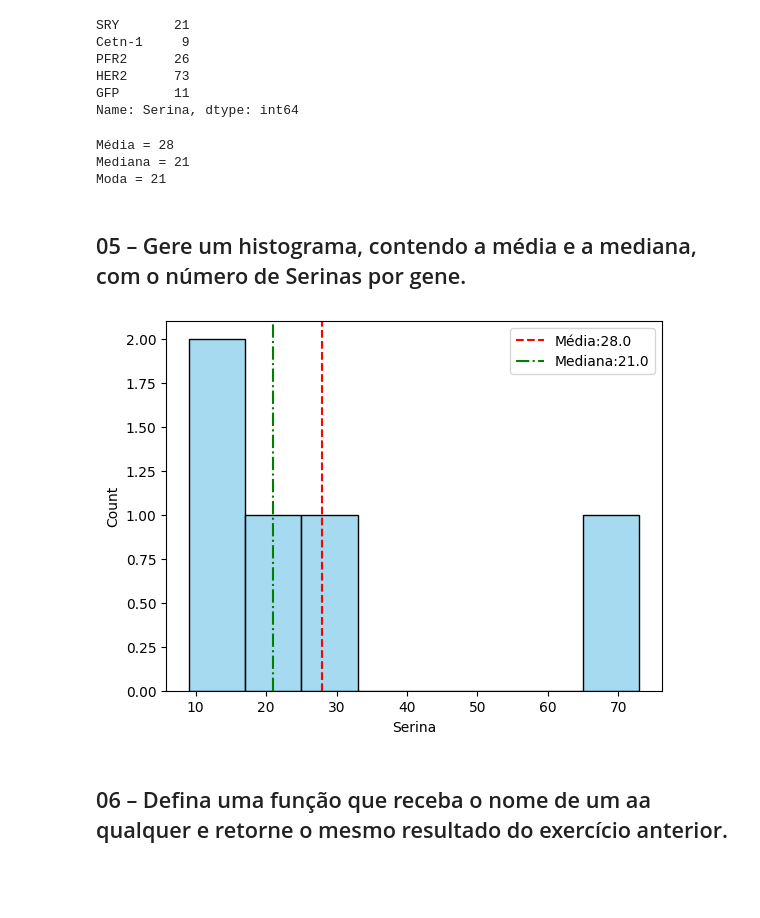
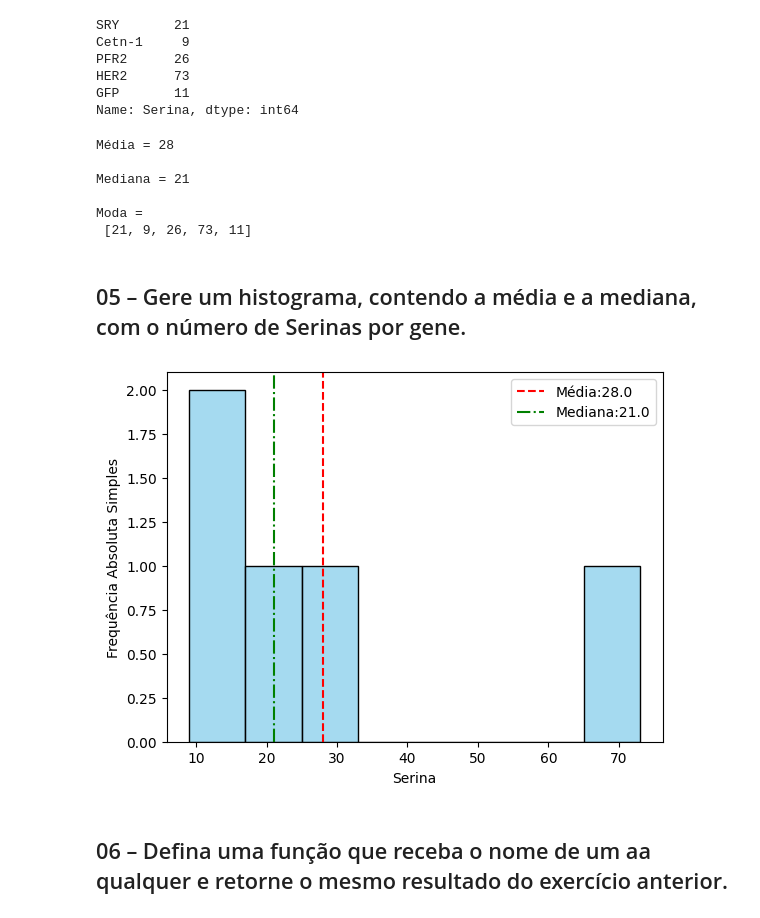
Before and after one commit to R-Zurik/PythonBasico_Disciplina, a Jupyter notebook: Exercícios/15-Medidas_Resumo_1_2026-04-01.ipynb, the cells around one changed output. Cells and saved outputs as stored; diff of their text form; code cells hidden in the pictures; blank space fills up the shorter version.

```diff
--- a/Exercícios/15-Medidas_Resumo_1_2026-04-01.ipynb
+++ b/Exercícios/15-Medidas_Resumo_1_2026-04-01.ipynb
@@ -230,31 +230,35 @@ GFP       11
 Name: Serina, dtype: int64
 # %%
 print(
-    "Média =", st.mean(df_aa.loc["Serina"]), "\n"
-    "Mediana =", st.median(df_aa.loc["Serina"]), "\n"
-    "Moda =", st.mode(df_aa.loc["Serina"]),
+    "Média =", st.mean(df_aa.loc["Serina"]), "\n\n"
+    "Mediana =", st.median(df_aa.loc["Serina"]), "\n\n"
+    "Moda =\n", st.multimode(df_aa.loc["Serina"])
 )
 # %% [output]
 Média = 28
+
 Mediana = 21
-Moda = 21
+
+Moda =
+ [21, 9, 26, 73, 11]
 # %% [markdown]
 ## 05 – Gere um histograma, contendo a média e a mediana, com o número de Serinas por gene.
 # %%
 media = st.mean(df_aa.loc["Serina"])
 mediana = st.median(df_aa.loc["Serina"])
 
 sns.histplot(
     x = df_aa.loc["Serina"],
     bins = 8,
     color="skyblue"
 )
 plt.axvline(media, color="red", linestyle="--", label=f'Média:{media:.1f}')
 plt.axvline(mediana, color="green", linestyle="-.", label=f'Mediana:{mediana:.1f}')
 plt.legend()
+plt.ylabel("Frequência Absoluta Simples")
 plt.show()
 # %% [output]
-[figure, old version]
+[figure, new version]
 # %% [markdown]
 ## 06 – Defina uma função que receba o nome de um aa qualquer e retorne o mesmo resultado do exercício anterior.
 # %%
```
Also changed, not shown: parts of 5 cells of this notebook, 2 other files.
